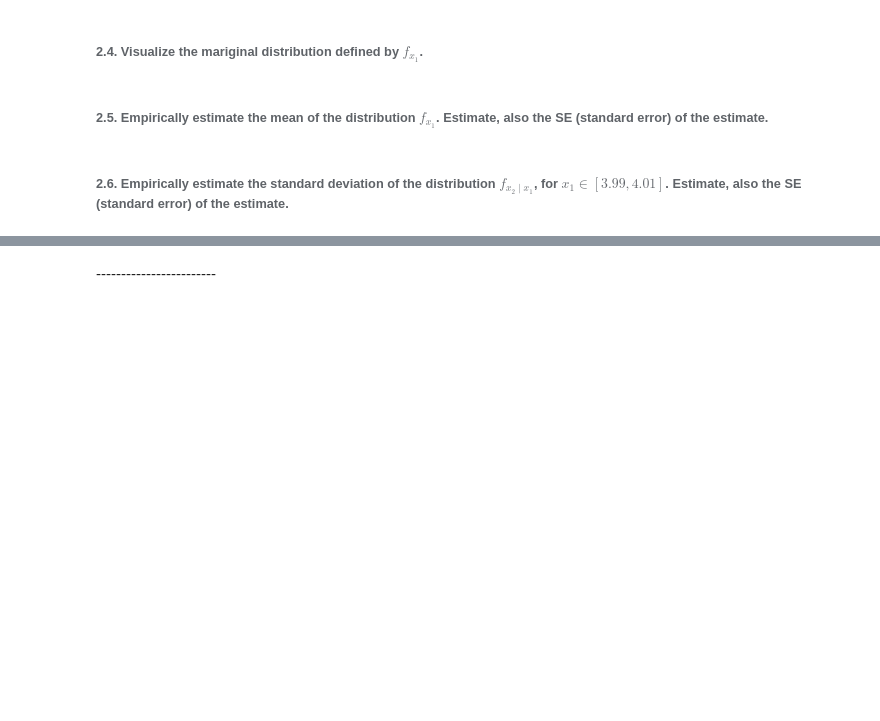
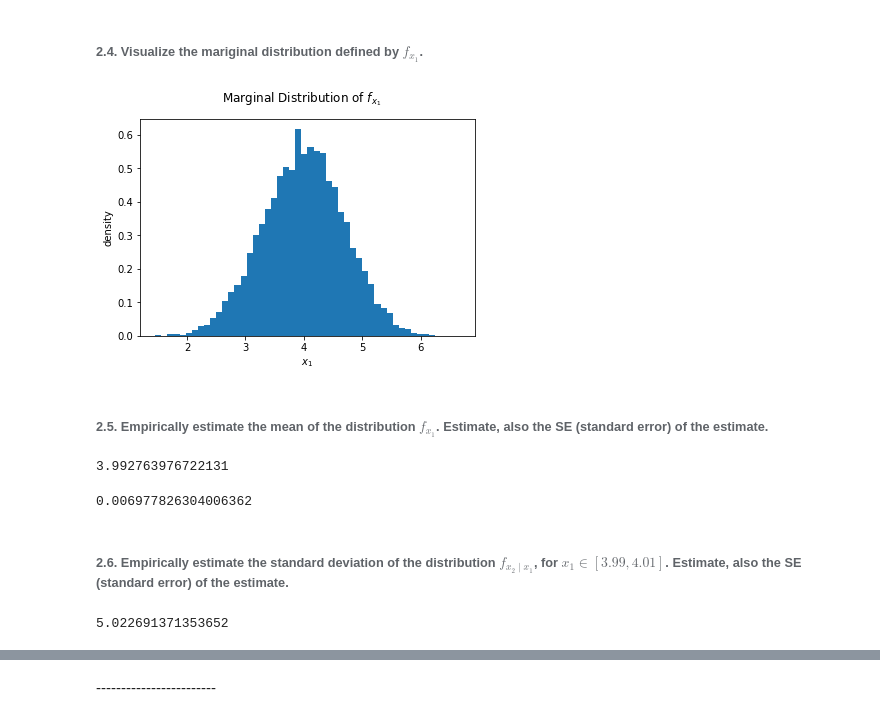
Before and after one commit to ezou20/AM_207_fall_2018, a Jupyter notebook: homeworks/AM207_HW3.ipynb, the cells around one changed output, grey strips where cells are left out. Drawn from its saved outputs; the diff is of its cells as text; code cells hidden in the pictures; blank space fills up the shorter version.

```diff
--- a/homeworks/AM207_HW3.ipynb
+++ b/homeworks/AM207_HW3.ipynb
@@ -227,6 +243,31 @@ plt.show()
 # %% [markdown]
 ###### 2.4. Visualize the mariginal distribution defined by $f_{x_1}$.
+# %%
+x1s = df['x1']
+fig = plt.figure()
+plt.hist(x1s, bins=50, density=True)
+plt.xlabel(r'$x_1$')
+plt.ylabel('density')
+plt.suptitle(r'Marginal Distribution of $f_{x_1}$');
+# %% [output]
+[figure, added]
 # %% [markdown]
 ###### 2.5. Empirically estimate the mean of the distribution $f_{x_1}$. Estimate, also the SE (standard error) of the estimate.
+# %%
+mean_x1 = np.mean(x1s)
+mean_x1
+# %% [output]
+3.992763976722131
+# %%
+boostrap_samples = np.random.choice(x1s, size=(10000, len(x1s)), replace=True)
+standard_error_mean = np.std(np.mean(boostrap_samples, axis=1))
+standard_error_mean
+# %% [output]
+0.006977826304006362
 # %% [markdown]
 ###### 2.6. Empirically estimate the standard deviation of the distribution $f_{x_2 \mid x_1}$, for $x_1 \in [3.99, 4.01]$. Estimate, also the SE (standard error) of the estimate.
+# %%
+mean_x2 = np.mean(x1_near_4['x2'])
+mean_x2
+# %% [output]
+5.022691371353652
```
Also changed, not shown: parts of 5 cells of this notebook.
